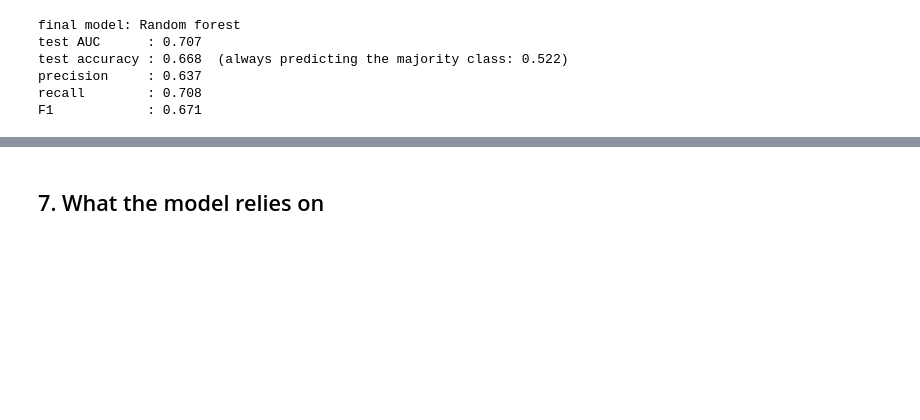
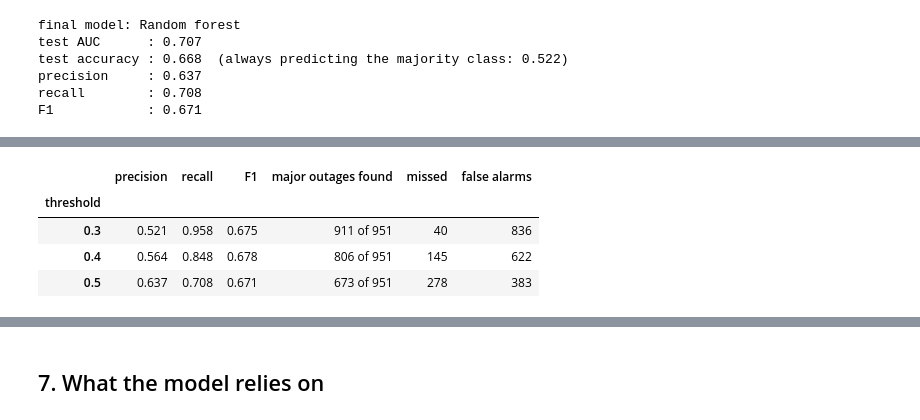
Before and after one commit to criptore/Lights-Out, a Jupyter notebook: notebooks/02_classifier.ipynb, the cells around one changed output, grey strips where cells are left out. Saved outputs shown, nothing was run; the diff lists cells and outputs as text; code cells hidden in the pictures; blank space fills up the shorter version.

```diff
--- a/notebooks/02_classifier.ipynb
+++ b/notebooks/02_classifier.ipynb
@@ -342,0 +386,17 @@ plt.show()
+# %%
+rows = []
+for t in [0.3, 0.4, 0.5]:
+    p_t = (proba >= t).astype(int)
+    tp = int(((p_t == 1) & (y_test == 1)).sum()); fp = int(((p_t == 1) & (y_test == 0)).sum())
+    fn = int(((p_t == 0) & (y_test == 1)).sum())
+    rows.append({'threshold': t, 'precision': precision_score(y_test, p_t), 'recall': recall_score(y_test, p_t),
+                 'F1': f1_score(y_test, p_t), 'major outages found': f'{tp} of {tp + fn}',
+                 'missed': fn, 'false alarms': fp})
+thresholds = pd.DataFrame(rows).set_index('threshold')
+thresholds.round(3)
+# %% [output]
+|  | precision | recall | F1 | major outages found | missed | false alarms |
+| threshold |  |  |  |  |  |  |
+| 0.3 | 0.521 | 0.958 | 0.675 | 911 of 951 | 40 | 836 |
+| 0.4 | 0.564 | 0.848 | 0.678 | 806 of 951 | 145 | 622 |
+| 0.5 | 0.637 | 0.708 | 0.671 | 673 of 951 | 278 | 383 |
```
Also changed, not shown: parts of 13 cells of this notebook, 4 other files.
